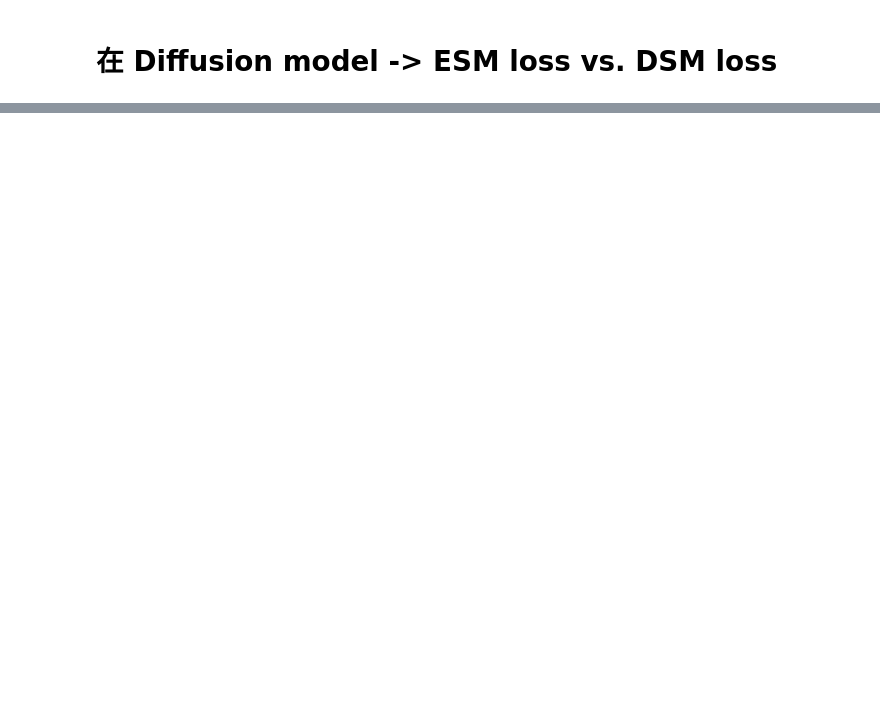
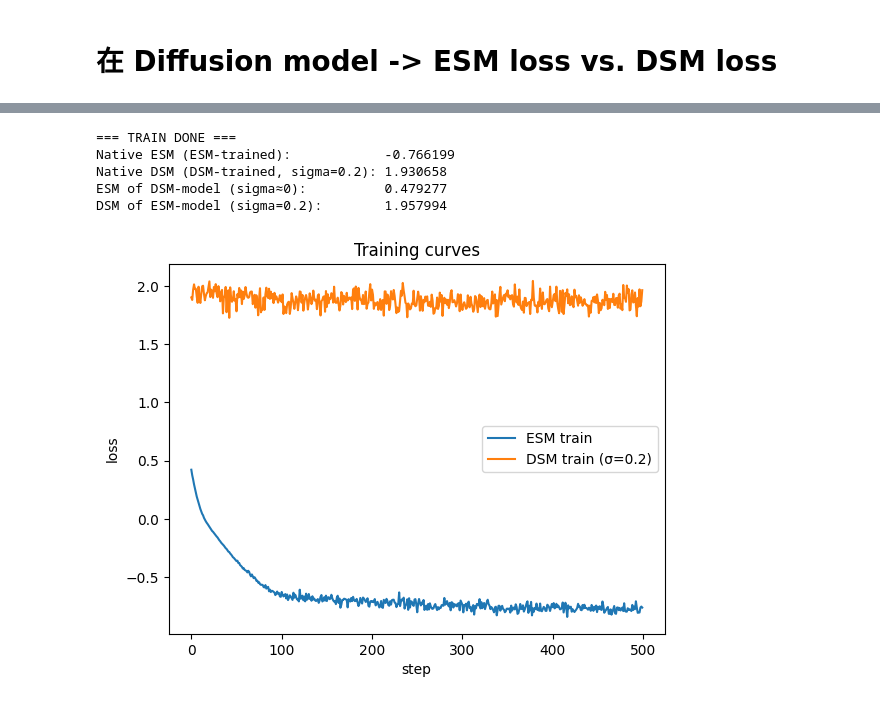
Before and after one commit to XuanWeiWang-999/2025Autumn_ML-project-DiffusionModel_02, a Jupyter notebook: 20251029_code and note/20251029_DSM vs. ESM_diffusion model.ipynb, the cells around one changed output, grey strips where cells are left out. Saved outputs shown, nothing was run; the diff lists cells and outputs as text; code cells hidden in the pictures; blank space fills up the shorter version.

```diff
--- a/20251029_code and note/20251029_DSM vs. ESM_diffusion model.ipynb
+++ b/20251029_code and note/20251029_DSM vs. ESM_diffusion model.ipynb
@@ -58,0 +182,29 @@ $$
+# %%
+m_esm = ScoreMLP(use_sigma=False).to(device)
+m_dsm = ScoreMLP(use_sigma=True ).to(device)
+
+ESM_STEPS, DSM_STEPS = 500,500
+BATCH = 1024
+esm_curve = train_esm(m_esm, steps=ESM_STEPS, batch=BATCH, lr=5e-4, num_trace_samples=6)
+dsm_curve = train_dsm(m_dsm, steps=DSM_STEPS, batch=BATCH, lr=5e-4, sigma=0.3)
+
+### ==== Evaluation
+with torch.no_grad():
+    X_eval = sample_gmm(5000)
+
+native_esm = esm_loss(m_esm, X_eval).item()
+native_dsm = dsm_loss(m_dsm, X_eval, sigma=0.2, lambda_by_sigma=True).item()
+
+# DSM-model under ESM (use tiny sigma so its learned map approximates s(x))
+class WrapDSM(nn.Module):
+    def __init__(self, base, tiny_sigma=1e-3):
+        super().__init__(); self.base=base; self.tiny_sigma=tiny_sigma
+    def forward(self, x, sigma=None): return self.base(x, sigma=self.tiny_sigma)
+
+# ESM-model under DSM (ignore sigma in forward)
+class WrapESM(nn.Module):
+    def __init__(self, base): super().__init__(); self.base=base
+    def forward(self, x, sigma=None): return self.base(x, sigma=None)
+
+cross_esm_on_dsm = esm_loss(WrapDSM(m_dsm, tiny_sigma=1e-3), X_eval).item()
+cross_dsm_on_esm = dsm_loss(WrapESM(m_esm), X_eval, sigma=0.2, lambda_by_sigma=True).item()
@@ -58,0 +229,25 @@ $$
+# %%
+print("=== TRAIN DONE ===")
+print(f"Native ESM (ESM-trained):            {native_esm:.6f}")
+print(f"Native DSM (DSM-trained, sigma=0.2): {native_dsm:.6f}")
+print(f"ESM of DSM-model (sigma≈0):          {cross_esm_on_dsm:.6f}")
+print(f"DSM of ESM-model (sigma=0.2):        {cross_dsm_on_esm:.6f}")
+# %% [output]
+=== TRAIN DONE ===
+Native ESM (ESM-trained):            -0.766199
+Native DSM (DSM-trained, sigma=0.2): 1.930658
+ESM of DSM-model (sigma≈0):          0.479277
+DSM of ESM-model (sigma=0.2):        1.957994
+# %%
+import matplotlib.pyplot as plt
+
+plt.figure();
+plt.plot(esm_curve, label="ESM train")
+plt.plot(dsm_curve, label="DSM train (σ=0.2)")
+plt.xlabel("step")
+plt.ylabel("loss")
+plt.legend()
+plt.title("Training curves")
+plt.show()
+# %% [output]
+[figure, added]
```
Also changed, not shown: parts of 8 cells of this notebook, 1 other file.
